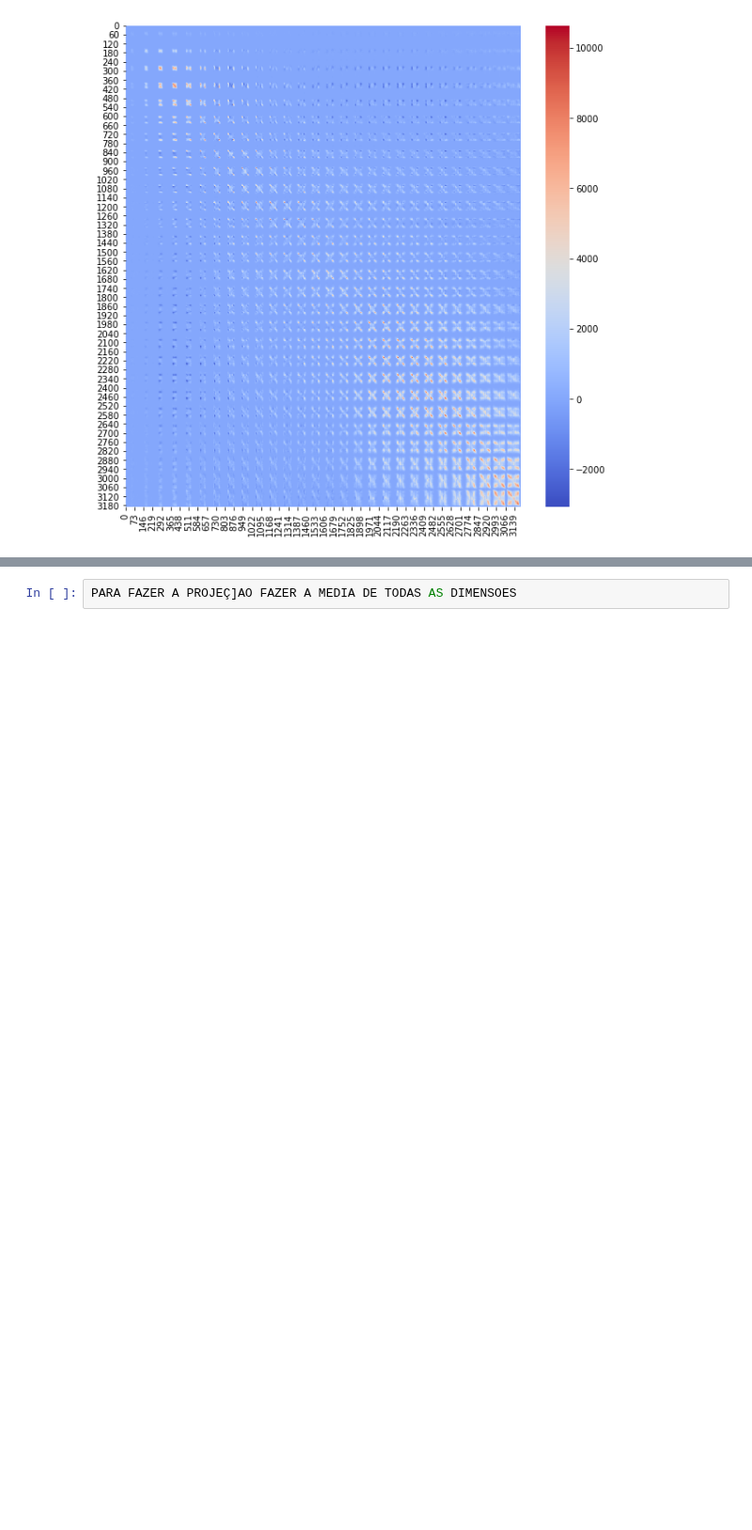
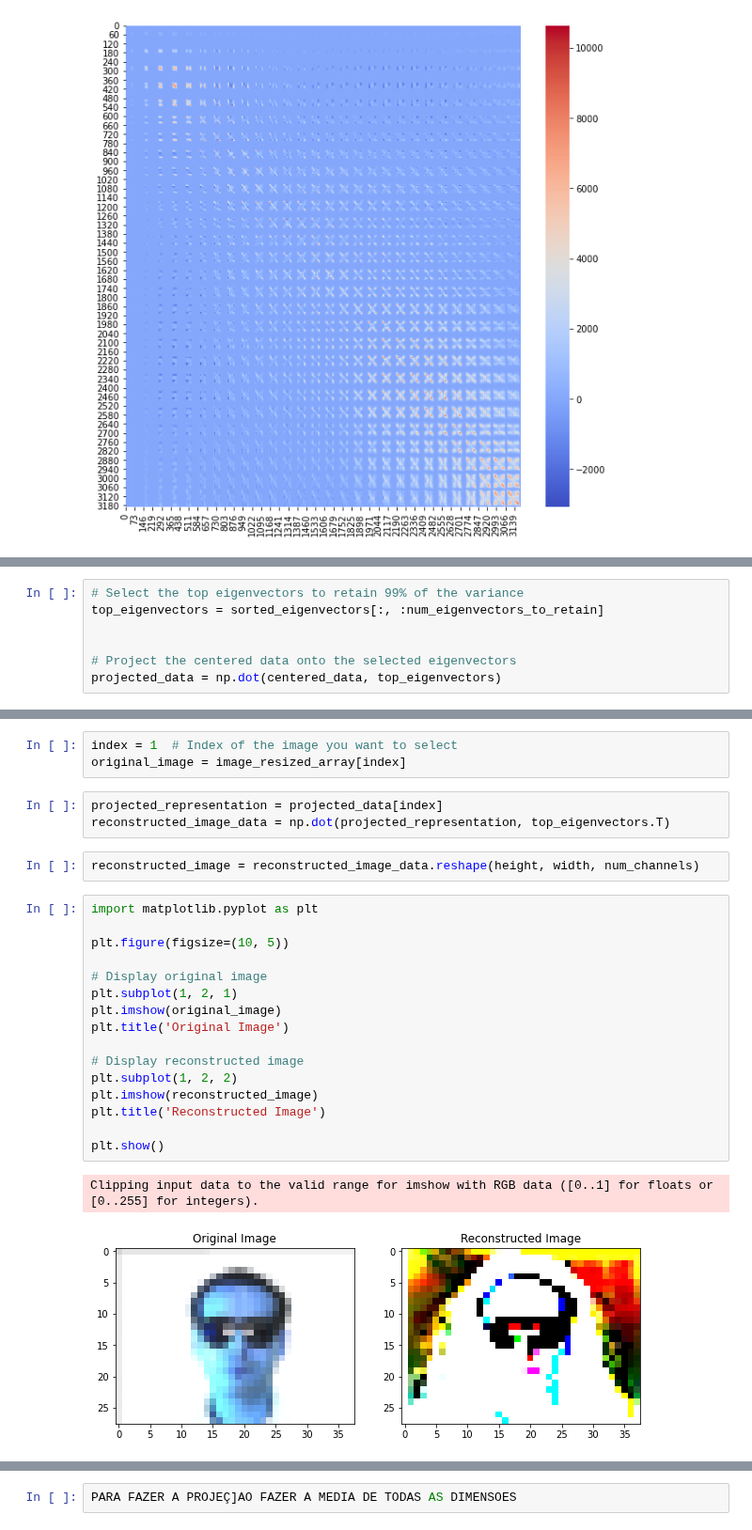
Before and after one commit to renejerez/ubi-master-computer-engineering, a Jupyter notebook: 14469-ML/practical_project_03/_code/practical.ipynb, the cells around one changed output, grey strips where cells are left out. Shown at 94% size. Drawn from its saved outputs; the diff is of its cells as text; blank space fills up the shorter version.

Commit message:
projection and remap

```diff
--- a/14469-ML/practical_project_03/_code/practical.ipynb
+++ b/14469-ML/practical_project_03/_code/practical.ipynb
@@ -198,0 +217,7 @@ The largest 10 eigenvalues are:
+# %%
+# Select the top eigenvectors to retain 99% of the variance
+top_eigenvectors = sorted_eigenvectors[:, :num_eigenvectors_to_retain]
+
+
+# Project the centered data onto the selected eigenvectors
+projected_data = np.dot(centered_data, top_eigenvectors)
@@ -199,2 +240,29 @@ The largest 10 eigenvalues are:
+# %%
+index = 1  # Index of the image you want to select
+original_image = image_resized_array[index]
+# %%
+projected_representation = projected_data[index]
+reconstructed_image_data = np.dot(projected_representation, top_eigenvectors.T)
+# %%
+reconstructed_image = reconstructed_image_data.reshape(height, width, num_channels)
+# %%
+import matplotlib.pyplot as plt
+
+plt.figure(figsize=(10, 5))
+
+# Display original image
+plt.subplot(1, 2, 1)
+plt.imshow(original_image)
+plt.title('Original Image')
+
+# Display reconstructed image
+plt.subplot(1, 2, 2)
+plt.imshow(reconstructed_image)
+plt.title('Reconstructed Image')
+
+plt.show()
+# %% [output]
+Clipping input data to the valid range for imshow with RGB data ([0..1] for floats or [0..255] for integers).
+[figure, added]
 # %%
 13K POR 3K, MATRIZ DE COVARIANZA, VETORES PROPRIOS E VALORES PROPRIOS
```
Also changed, not shown: parts of 10 cells of this notebook.
